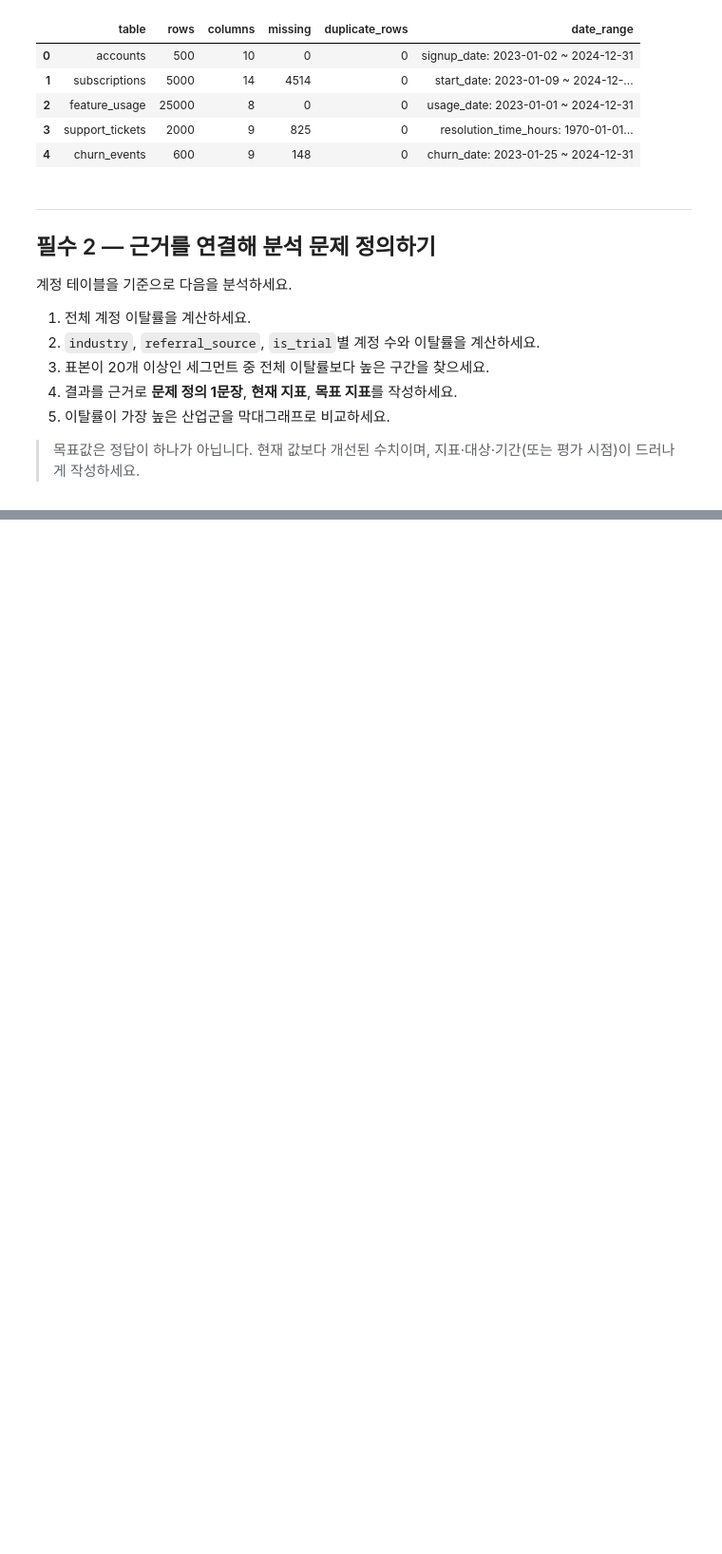
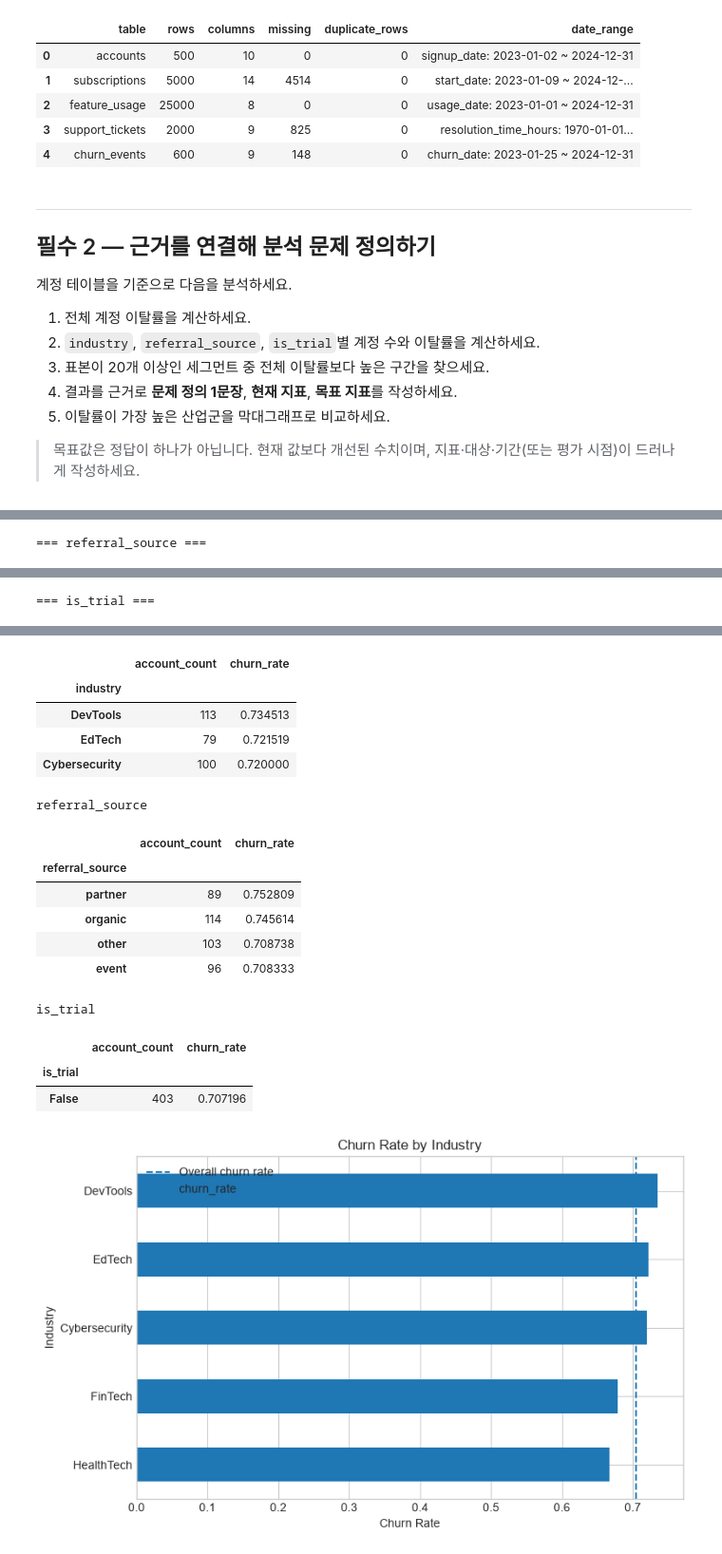
Before and after one commit to usm9514-wq/Machine-Learning-and-others, a Jupyter notebook: Product_Analysis/3장v3/3장1강 프로젝트 개요와 문제 정의 실습문제.ipynb, the cells around one changed output, grey strips where cells are left out. Shown at 95% size. Cells and saved outputs as stored; diff of their text form; code cells hidden in the pictures; blank space fills up the shorter version.

```diff
--- a/Product_Analysis/3장v3/3장1강 프로젝트 개요와 문제 정의 실습문제.ipynb
+++ b/Product_Analysis/3장v3/3장1강 프로젝트 개요와 문제 정의 실습문제.ipynb
@@ -237,11 +243,66 @@ display(eda_summary)
 > 목표값은 정답이 하나가 아닙니다. 현재 값보다 개선된 수치이며, 지표·대상·기간(또는 평가 시점)이 드러나게 작성하세요.
 # %%
 # TODO: 전체 및 세그먼트별 이탈률을 계산하세요.
-overall_churn_rate = ...
+# 계정별 이탈 여부 만들기
+account_analysis = accounts.copy()
 
+churned_accounts = set(churn_events["account_id"].unique())
+account_analysis["churned"] = account_analysis["account_id"].isin(churned_accounts)
+
+# 1. 전체 이탈률
+overall_churn_rate = account_analysis["churned"].mean()
+
+print(f"전체 계정 수: {len(account_analysis):,}")
+print(f"전체 이탈률: {overall_churn_rate:.2%}")
+
+
+# 2. 세그먼트별 계정 수와 이탈률
 segment_results = {}
+
 for column in ["industry", "referral_source", "is_trial"]:
-    # 여기에 코드를 작성하세요.
-    pass
+    result = (
+        account_analysis
+        .groupby(column)["churned"]
+        .agg(account_count="count", churn_rate="mean")
+        .sort_values("churn_rate", ascending=False)
+    )
+
+    segment_results[column] = result
+    print(f"\n=== {column} ===")
+    display(result)
+
+
+# 3. 표본 20개 이상 + 전체 이탈률보다 높은 구간
+print("\n=== 개선 후보 세그먼트 ===")
+
+for column, result in segment_results.items():
+    target = result[
+        (result["account_count"] >= 20) &
+        (result["churn_rate"] > overall_churn_rate)
+    ]
+
+    print(f"\n{column}")
+    display(target)
 
 # TODO: 산업별 이탈률 그래프를 그리세요.
+
+industry_result = segment_results["industry"]
+
+industry_result["churn_rate"].sort_values().plot(
+    kind="barh",
+    figsize=(8, 5)
+)
+
+plt.axvline(
+    overall_churn_rate,
+    linestyle="--",
+    label="Overall churn rate"
+)
+
+plt.xlabel("Churn Rate")
+plt.ylabel("Industry")
+plt.title("Churn Rate by Industry")
+plt.legend()
+plt.tight_layout()
+plt.show()
+# %% [output]
@@ -247,0 +320 @@ for column in ["industry", "referral_source", "is_trial"]:
+=== referral_source ===
@@ -247,0 +328 @@ for column in ["industry", "referral_source", "is_trial"]:
+=== is_trial ===
@@ -248,3 +336,20 @@ for column in ["industry", "referral_source", "is_trial"]:
+|  | account_count | churn_rate |
+| industry |  |  |
+| DevTools | 113 | 0.734513 |
+| EdTech | 79 | 0.721519 |
+| Cybersecurity | 100 | 0.720000 |
+referral_source
+|  | account_count | churn_rate |
+| referral_source |  |  |
+| partner | 89 | 0.752809 |
+| organic | 114 | 0.745614 |
+| other | 103 | 0.708738 |
+| event | 96 | 0.708333 |
+is_trial
+|  | account_count | churn_rate |
+| is_trial |  |  |
+| False | 403 | 0.707196 |
+[figure, added]
 # %% [markdown]
 ### 필수 2 서술 답안
 
```
Also changed, not shown: parts of 5 cells of this notebook, 4 other files.
